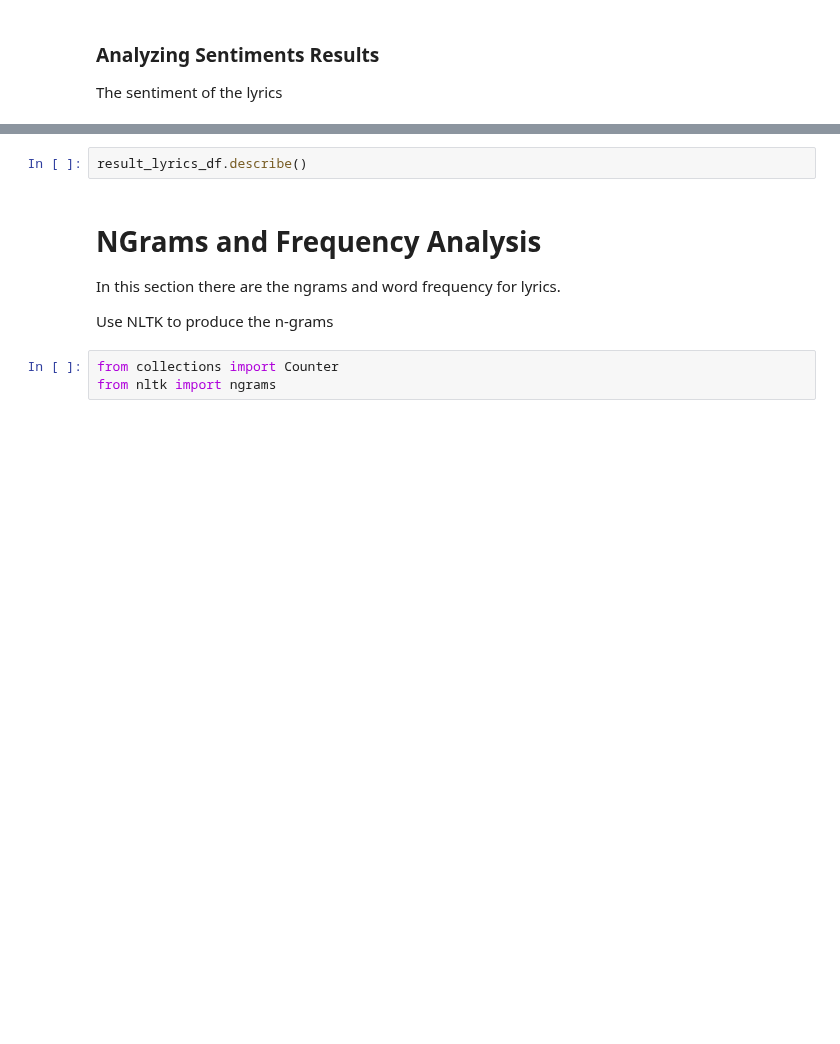
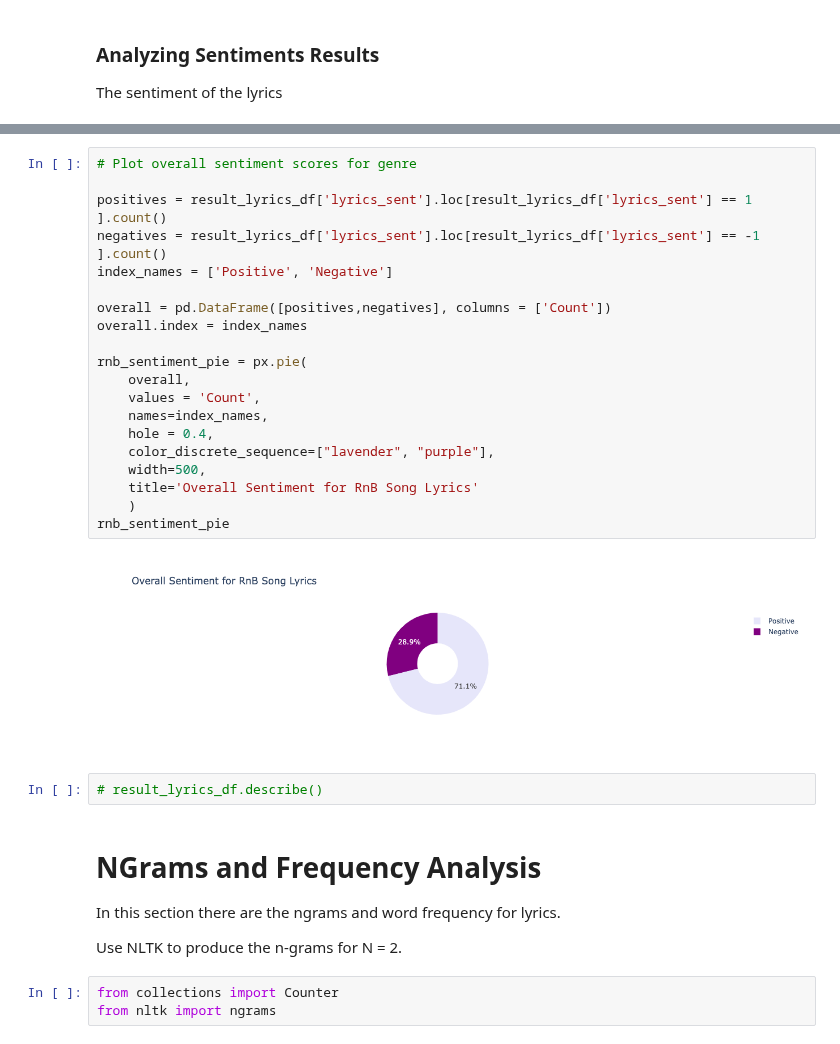
Before and after one commit to laufrankb/MiamiFintechProject2, a Jupyter notebook: hiphop_rnb_data/rnblyrics.ipynb, the cells around one changed output, grey strips where cells are left out. Cells and saved outputs as stored; diff of their text form; blank space fills up the shorter version.

```diff
--- a/hiphop_rnb_data/rnblyrics.ipynb
+++ b/hiphop_rnb_data/rnblyrics.ipynb
@@ -453,10 +437,32 @@ result_lyrics_df.plot(
+# %%
+# Plot overall sentiment scores for genre
+
+positives = result_lyrics_df['lyrics_sent'].loc[result_lyrics_df['lyrics_sent'] == 1 ].count()
+negatives = result_lyrics_df['lyrics_sent'].loc[result_lyrics_df['lyrics_sent'] == -1 ].count()
+index_names = ['Positive', 'Negative']
+
+overall = pd.DataFrame([positives,negatives], columns = ['Count'])
+overall.index = index_names
+
+rnb_sentiment_pie = px.pie(
+    overall,
+    values = 'Count',
+    names=index_names,
+    hole = 0.4,
+    color_discrete_sequence=["lavender", "purple"],
+    width=500,
+    title='Overall Sentiment for RnB Song Lyrics'
+    )
+rnb_sentiment_pie
+# %% [output]
+[figure, added]
 # %%
-result_lyrics_df.describe()
+# result_lyrics_df.describe()
 # %% [markdown]
 # NGrams and Frequency Analysis
 In this section there are the ngrams and word frequency for lyrics.
 
-Use NLTK to produce the n-grams
+Use NLTK to produce the n-grams for N = 2.
 # %%
 from collections import Counter
 from nltk import ngrams
```
Also changed, not shown: parts of 22 cells of this notebook, 4 other files.
